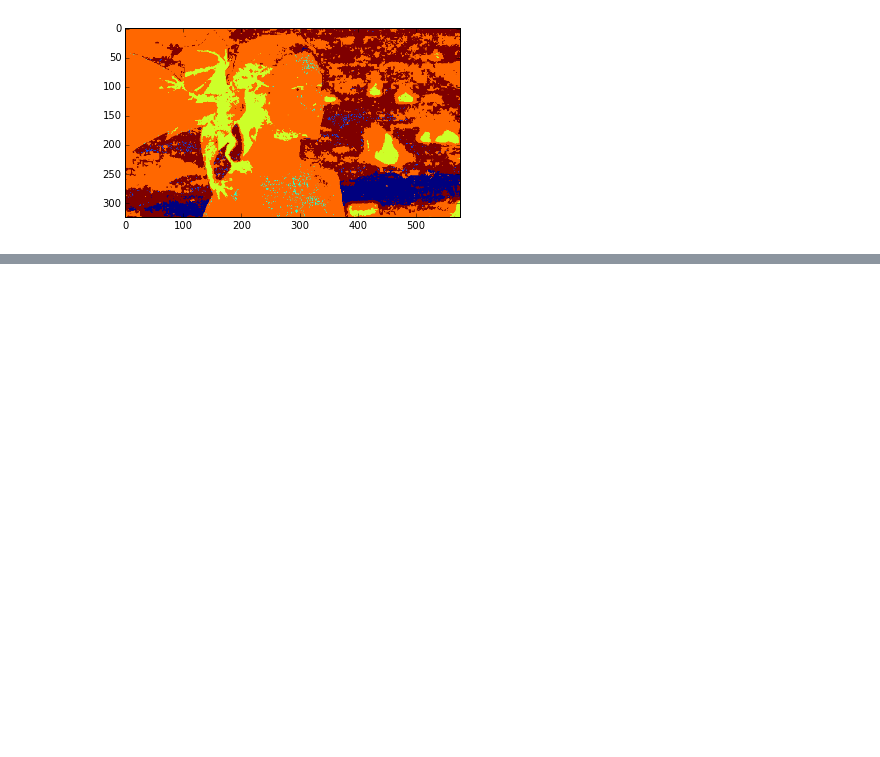
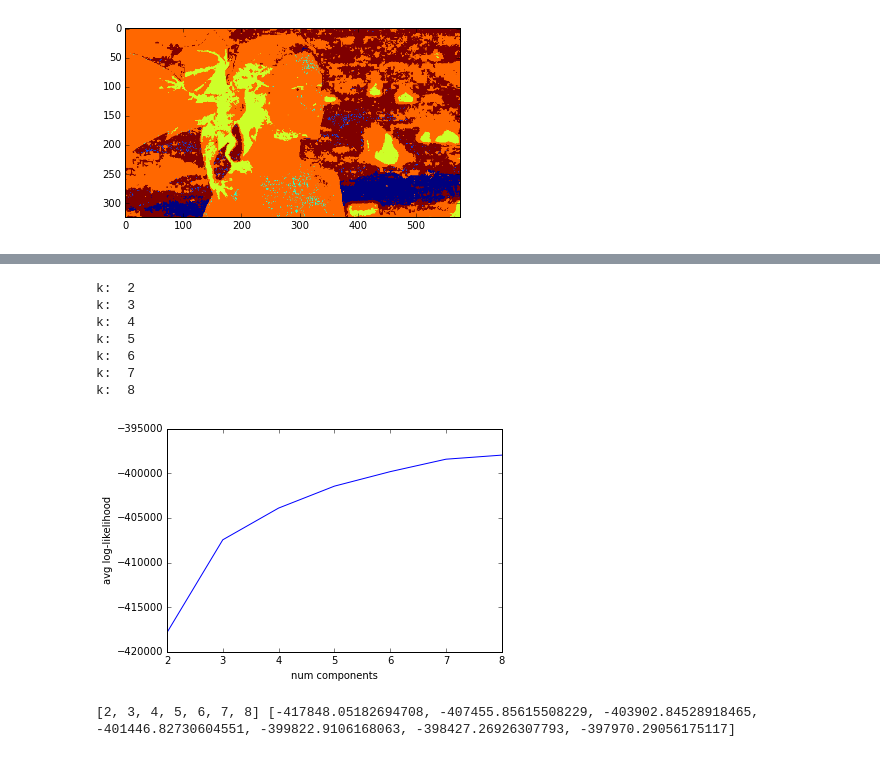
Before and after one commit to npow/McGill, a Jupyter notebook: q1.ipynb, the cells around one changed output, grey strips where cells are left out. Drawn from its saved outputs; the diff is of its cells as text; code cells hidden in the pictures; blank space fills up the shorter version.

```diff
--- a/q1.ipynb
+++ b/q1.ipynb
@@ -227,0 +224,12 @@ k:  8  iter:  80
+# %%
+do_cv()
+# %% [output]
+k:  2
+k:  3
+k:  4
+k:  5
+k:  6
+k:  7
+k:  8
+[figure, added]
+[2, 3, 4, 5, 6, 7, 8] [-417848.05182694708, -407455.85615508229, -403902.84528918465, -401446.82730604551, -399822.9106168063, -398427.26926307793, -397970.29056175117]
```
Also changed, not shown: parts of 4 cells of this notebook.
